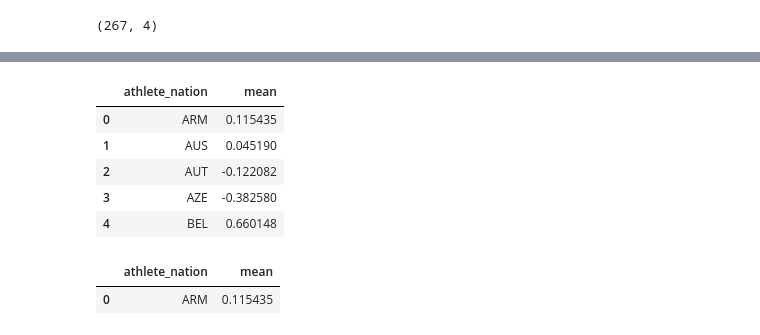
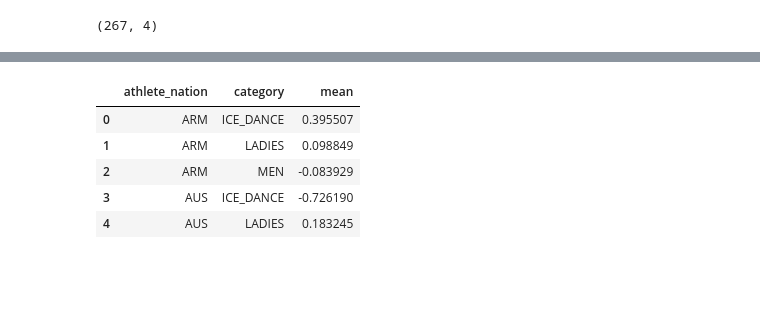
Before and after one commit to valinsogna/data_visualization_project, a Jupyter notebook: Bias_giudici.ipynb, the cells around one changed output, grey strips where cells are left out. Saved outputs shown, nothing was run; the diff lists cells and outputs as text; code cells hidden in the pictures; blank space fills up the shorter version.

Commit message:
bias giudici category

```diff
--- a/Bias_giudici.ipynb
+++ b/Bias_giudici.ipynb
@@ -166,6 +255,6 @@ sns.despine(fig)
 # - nation: nazionalità considerata
 # - compatriot_score: la media dei voti dati agli atleti di nation dai giudici connazionali
 # - mean_other_nations: la media dei voti ricevuti dagli atleti di nation, esclusi i voti dati dai connazionali
-nazioni_voti = pd.DataFrame(columns=['nation','compatriot_score'])
+nazioni_voti = pd.DataFrame(columns=['nation','category','compatriot_score'])
 nazioni_voti.head()
 # %% [output]
@@ -174,7 +263,7 @@ nazioni_voti.head()
 # creo una tabella che abbina a ciascun atleta il voto medio ricevuto dai giudici
 # raggruppato per nazionalità dei giudici
 # esempio: la media dei voti dei giudici canadesi ad Adam RIPPON è 1.5 (riga 2)
-medie = df_q2.groupby(['athlete_nation','judge_nation'])['judge_score'].agg(['mean']).reset_index()
+medie = df_q2.groupby(['category','athlete_nation','judge_nation'])['judge_score'].agg(['mean']).reset_index()
 # %%
 medie.head()
 # %% [output]
@@ -191,7 +280,7 @@ medie['tbd'] = False
 for ind in medie.index:
     if medie['athlete_nation'][ind] == medie['judge_nation'][ind]:
         medie.at[ind,'tbd'] = True
-        nazioni_voti.loc[len(nazioni_voti.index)] = [medie['athlete_nation'][ind], medie['mean'][ind]]
+        nazioni_voti.loc[len(nazioni_voti.index)] = [medie['athlete_nation'][ind],medie['category'][ind], medie['mean'][ind]]
 # %%
 medie.head()
 # %% [output]
@@ -229,17 +318,14 @@ medie.head()
 # %%
-medie = medie.groupby('athlete_nation')['score'].agg(['mean']).reset_index()
+medie = medie.groupby(['athlete_nation','category'])['score'].agg(['mean']).reset_index()
-# %% [output]
-|  | athlete_nation | mean |
-| 0 | ARM | 0.115435 |
-| 1 | AUS | 0.045190 |
-| 2 | AUT | -0.122082 |
-| 3 | AZE | -0.382580 |
-| 4 | BEL | 0.660148 |
 # %%
-medie.head(1)
+medie.head()
 # %% [output]
-|  | athlete_nation | mean |
-| 0 | ARM | 0.115435 |
+|  | athlete_nation | category | mean |
+| 0 | ARM | ICE_DANCE | 0.395507 |
+| 1 | ARM | LADIES | 0.098849 |
+| 2 | ARM | MEN | -0.083929 |
+| 3 | AUS | ICE_DANCE | -0.726190 |
+| 4 | AUS | LADIES | 0.183245 |
 # %%
 nazioni_voti.head(1)
 # %% [output]
```
Also changed, not shown: parts of 33 cells of this notebook, 2 other files.
